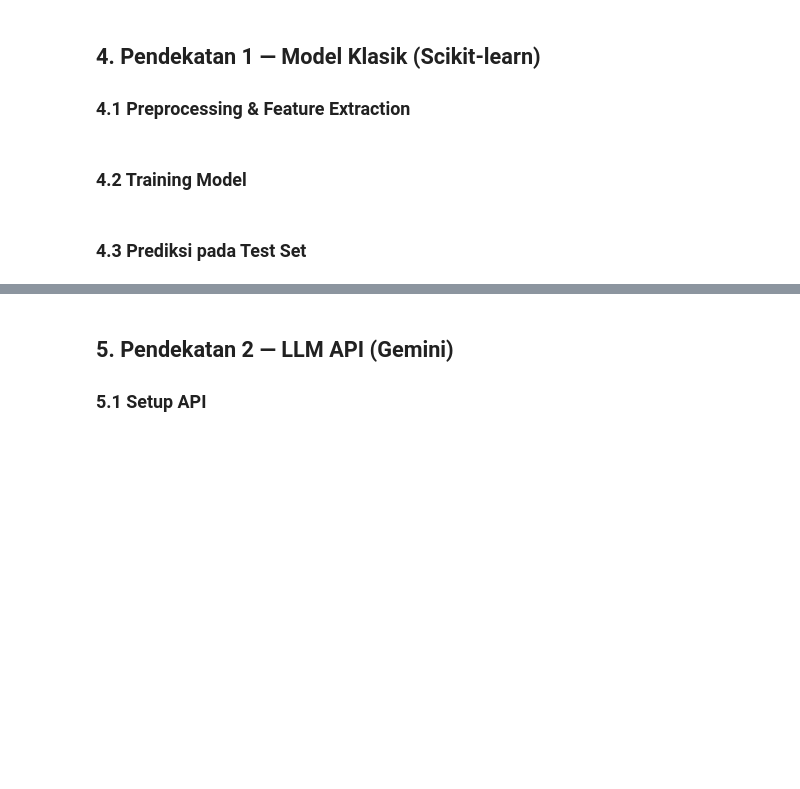
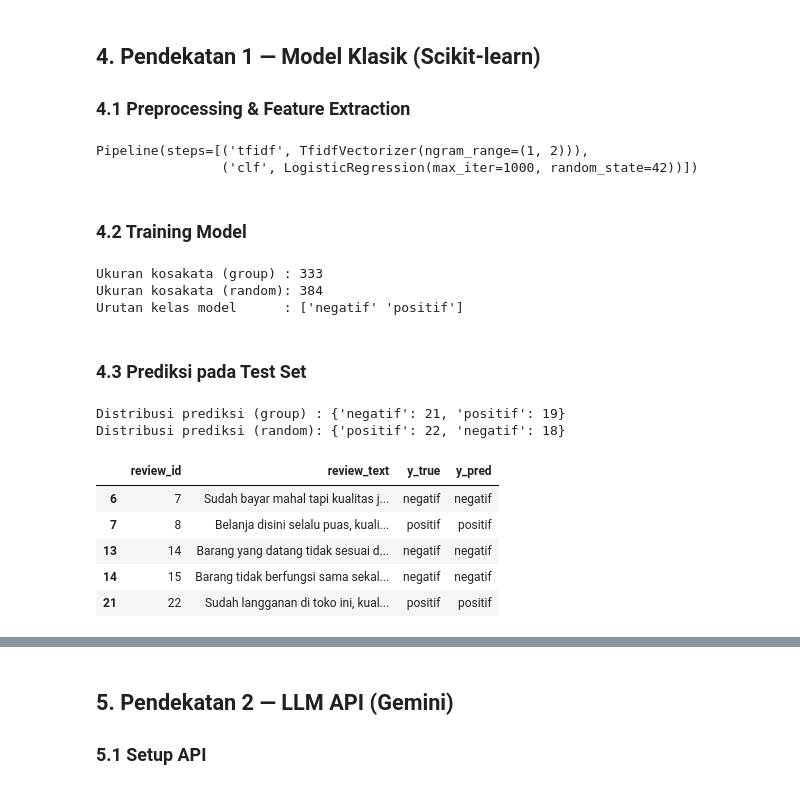
Before and after one commit to KUHAKUJOY-DEL/assignment-model-experiment-afroza-maulidra-iftikhar-zuhri, a Jupyter notebook: notebook/experiment_notebook.ipynb, the cells around one changed output, grey strips where cells are left out. Drawn from its saved outputs; the diff is of its cells as text; code cells hidden in the pictures; blank space fills up the shorter version.

```diff
--- a/notebook/experiment_notebook.ipynb
+++ b/notebook/experiment_notebook.ipynb
@@ -197,15 +302,76 @@ print('Test size:', len(X_test))
 
 ### 4.1 Preprocessing & Feature Extraction
 # %%
-vectorizer = TfidfVectorizer()
-X_train_vec = vectorizer.fit_transform(X_train)
-X_test_vec = vectorizer.transform(X_test)
+def build_classic_model():
+    return Pipeline([
+        ("tfidf",TfidfVectorizer(
+            lowercase=True,
+            ngram_range=(1,2),
+        )),
+        ("clf",LogisticRegression(
+            max_iter=1000,
+            random_state=RANDOM_STATE,
+        )),
+    ])
+build_classic_model()
+# %% [output]
+Pipeline(steps=[('tfidf', TfidfVectorizer(ngram_range=(1, 2))),
+                ('clf', LogisticRegression(max_iter=1000, random_state=42))])
 # %% [markdown]
 ### 4.2 Training Model
 # %%
-clf = LogisticRegression()
-clf.fit(X_train_vec, y_train)
+def train_classic(X_tr, y_tr):
+    model = build_classic_model()
+    start = time.perf_counter()
+    model.fit(X_tr, y_tr)
+    train_seconds = time.perf_counter() - start
+    return model, train_seconds
+
+model_group, train_s_group = train_classic(X_train, y_train)
+model_rand, train_s_rand = train_classic(X_train_rand, y_train_rand)
+
+print("Ukuran kosakata (group) :", len(model_group.named_steps["tfidf"].vocabulary_))
+print("Ukuran kosakata (random):", len(model_rand.named_steps["tfidf"].vocabulary_))
+print("Urutan kelas model      :", model_group.classes_)
+# %% [output]
+Ukuran kosakata (group) : 333
+Ukuran kosakata (random): 384
+Urutan kelas model      : ['negatif' 'positif']
 # %% [markdown]
 ### 4.3 Prediksi pada Test Set
 # %%
-y_pred_classic = clf.predict(X_test_vec)
+def predict_classic(model, X_te):
+    """Memprediksi test set dan mengukur waktu inference (detik)."""
+    start = time.perf_counter()
+    y_pred = model.predict(X_te)
+    infer_seconds = time.perf_counter() - start
+    return pd.Series(y_pred, index=X_te.index, name="y_pred"), infer_seconds
+
+y_pred_classic, infer_s_group = predict_classic(model_group, X_test)
+y_pred_classic_rand, infer_s_rand = predict_classic(model_rand, X_test_rand)
+# %%
+def save_predictions(X_te, y_te, y_pred, filename):
+    output = pd.DataFrame({
+        "review_id": df.loc[X_te.index, "review_id"],
+        "review_text": X_te,
+        "y_true": y_te,
+        "y_pred": y_pred,
+    })
+    output.to_csv(RESULTS_DIR / filename, index=False)
+    return output
+
+pred_classic_group = save_predictions(X_test, y_test, y_pred_classic, "predictions_classic_group.csv")
+pred_classic_rand = save_predictions(X_test_rand, y_test_rand, y_pred_classic_rand, "predictions_classic_random.csv")
+
+print("Distribusi prediksi (group) :", y_pred_classic.value_counts().to_dict())
+print("Distribusi prediksi (random):", y_pred_classic_rand.value_counts().to_dict())
+pred_classic_group.head()
+# %% [output]
+Distribusi prediksi (group) : {'negatif': 21, 'positif': 19}
+Distribusi prediksi (random): {'positif': 22, 'negatif': 18}
+|  | review_id | review_text | y_true | y_pred |
+| 6 | 7 | Sudah bayar mahal tapi kualitas j... | negatif | negatif |
+| 7 | 8 | Belanja disini selalu puas, kuali... | positif | positif |
+| 13 | 14 | Barang yang datang tidak sesuai d... | negatif | negatif |
+| 14 | 15 | Barang tidak berfungsi sama sekal... | negatif | negatif |
+| 21 | 22 | Sudah langganan di toko ini, kual... | positif | positif |
```
Also changed, not shown: parts of 35 cells of this notebook, 10 other files.
